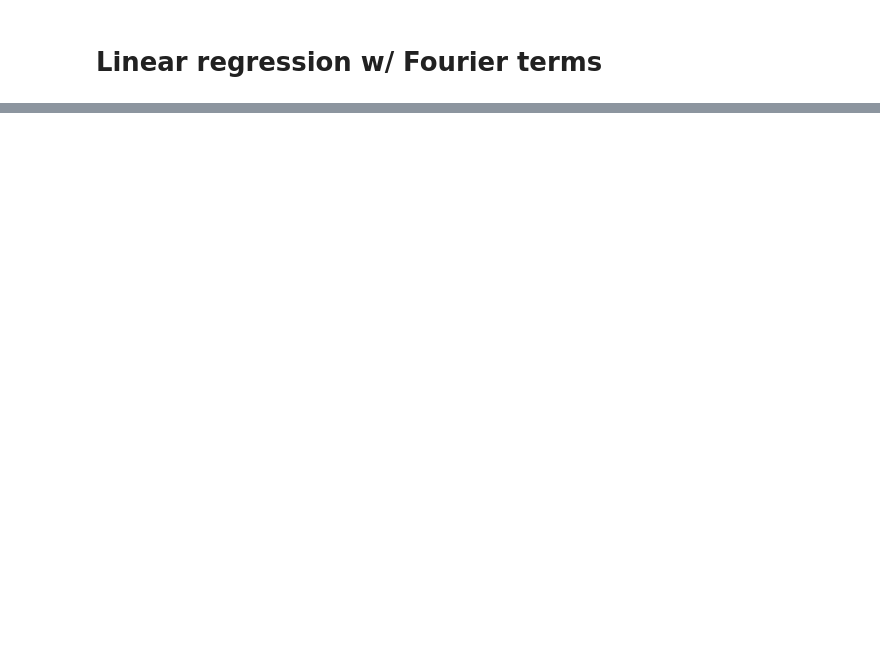
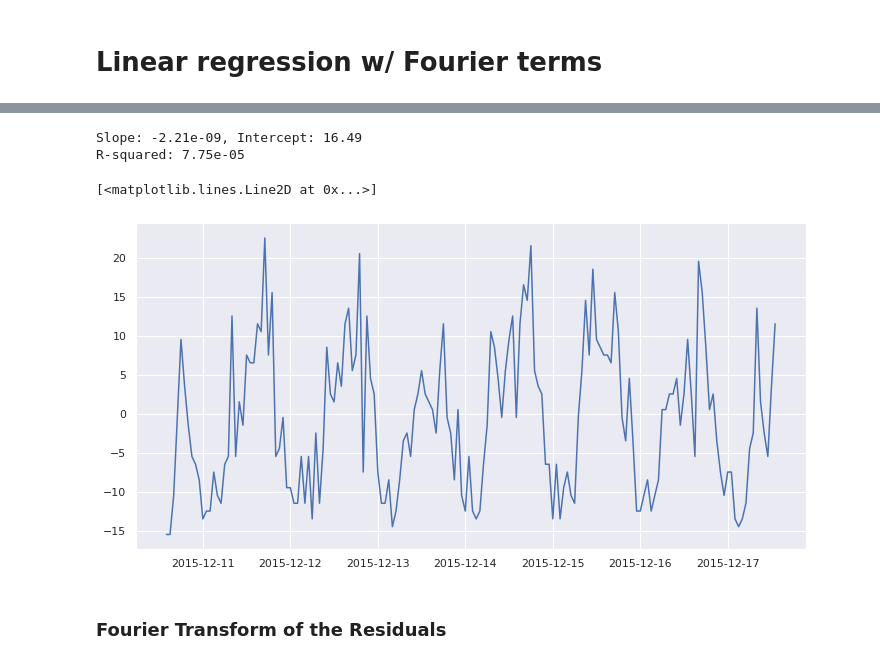
Before and after one commit to MiguelPimentel97/time-series, a Jupyter notebook: notebooks/FourierTransforms.ipynb, the cells around one changed output, grey strips where cells are left out. Cells and saved outputs as stored; diff of their text form; code cells hidden in the pictures; blank space fills up the shorter version.

Commit message:
Linear Regression w/ Fourier Terms

```diff
--- a/notebooks/FourierTransforms.ipynb
+++ b/notebooks/FourierTransforms.ipynb
@@ -205,0 +140,6 @@ Freq: H, Name: N, Length: 40634, dtype: float64
+# %%
+# Create a new DF with time & signal, filling in missing hours with 0 calls
+data = pd.DataFrame()
+data['time'] = pd.date_range(min(counts.index), max(counts.index), freq = 'H')
+data['time_sec'] = (data.time - min(data.time)).dt.total_seconds()
+data['signal'] = data.time.apply(lambda x: counts_dict[x] if x in counts_dict.keys() else 0)
@@ -205,0 +159,7 @@ Freq: H, Name: N, Length: 40634, dtype: float64
+# %%
+# Training data
+X = data[['time_sec']]
+y = data[['signal']]
+# %%
+model = LinearRegression()
+model.fit(X, y)
@@ -205,0 +168,3 @@ Freq: H, Name: N, Length: 40634, dtype: float64
+# %%
+data['pred_signal_linreg'] = model.predict(X)
+data['residuals'] = data['signal'] - data['pred_signal_linreg']
@@ -205,0 +180,16 @@ Freq: H, Name: N, Length: 40634, dtype: float64
+# %%
+print('Slope: {:.2e}, Intercept: {:.2f}'.format(model.coef_[0,0], model.intercept_[0]))
+print('R-squared: {:.2e}'.format(model.score(X,y)))
+# %% [output]
+Slope: -2.21e-09, Intercept: 16.49
+R-squared: 7.75e-05
+# %%
+time = data.time
+residuals = data.residuals
+N=24*7
+plt.plot(time[:N], residuals[:N])
+# %% [output]
+[<matplotlib.lines.Line2D at 0x...>]
+[figure, added]
+# %% [markdown]
+### Fourier Transform of the Residuals
```
Also changed, not shown: parts of 35 cells of this notebook.
